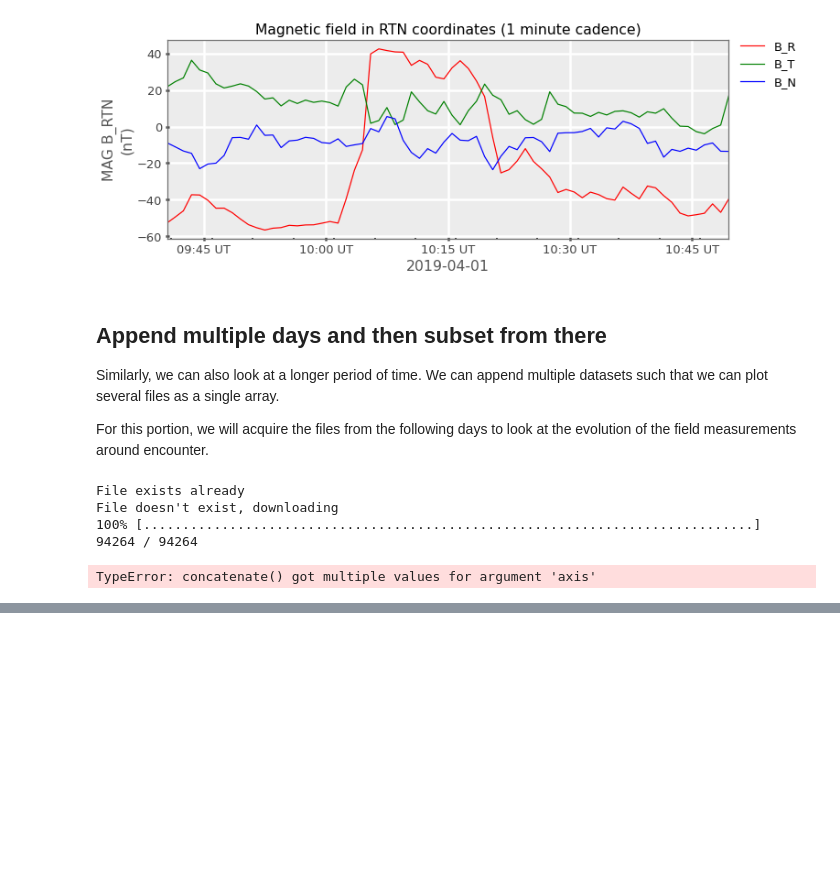
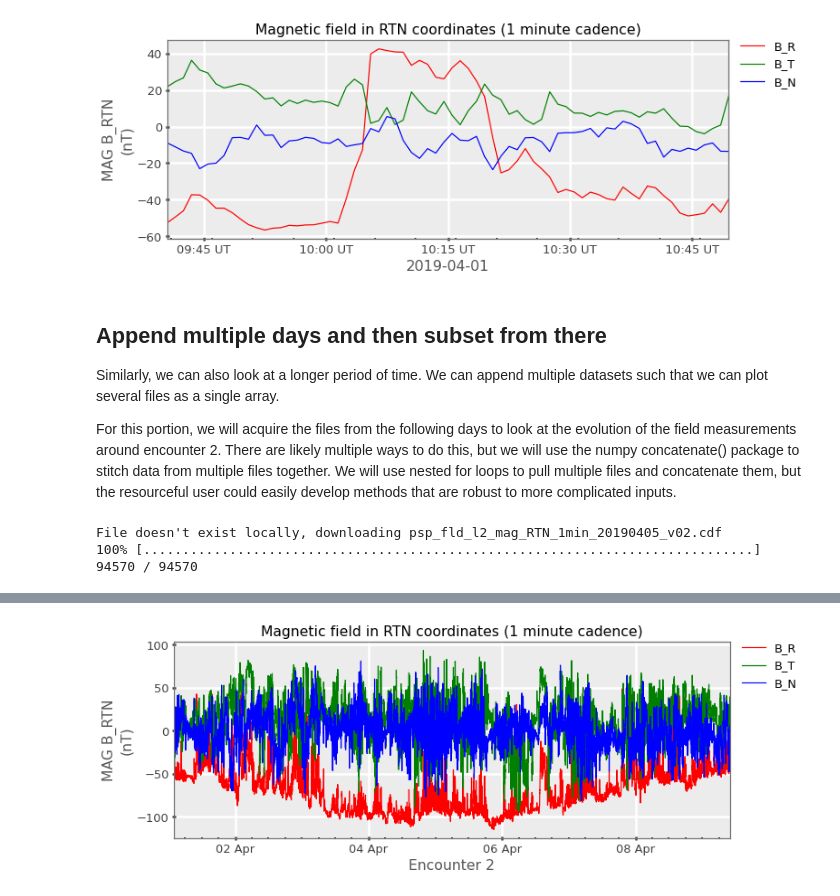
Before and after one commit to kpaulson/PSPGatewayHelp, a Jupyter notebook: JupyterNotebook_Tutorials/General/CDF_howTo/CDF_howTo.ipynb, the cells around one changed output, grey strips where cells are left out. Drawn from its saved outputs; the diff is of its cells as text; code cells hidden in the pictures; blank space fills up the shorter version.

```diff
--- a/JupyterNotebook_Tutorials/General/CDF_howTo/CDF_howTo.ipynb
+++ b/JupyterNotebook_Tutorials/General/CDF_howTo/CDF_howTo.ipynb
@@ -257,14 +256,14 @@ stopIndex: 650
 
 Similarly, we can also look at a longer period of time. We can append multiple datasets such that we can plot several files as a single array.
 
-For this portion, we will acquire the files from the following days to look at the evolution of the field measurements around encounter.
+For this portion, we will acquire the files from the following days to look at the evolution of the field measurements around encounter 2. There are likely multiple ways to do this, but we will use the numpy concatenate() package to stitch data from multiple files together. We will use nested for loops to pull multiple files and concatenate them, but the resourceful user could easily develop methods that are robust to more complicated inputs.
 # %%
 import numpy as np
 
 # Now for multiple files from that month
 years = ['2019']
 months = ['04']
-days = ['01','02','03','04','05','06','07']
+days = ['01','02','03','04','05','06','07','08','09','10']
 
 firstTime = True
 for year in years:
@@ -276,20 +275,41 @@ for year in years:
             remoteFilename = f'psp_fld_l2_mag_RTN_1min_{year}{month}{day}_v02.cdf'
 
             if os.path.isfile(remoteFilename):
-                print ("File exists already")
+                #print ("File exists already")
                 magRTN_file = remoteFilename
             else:
-                print ("File doesn't exist, downloading")
+                print (f"File not found locally, downloading {remoteFilename}")
                 magRTN_file = wget.download(remoteDirectory + remoteFilename)
 
             cdf_magRTN = pycdf.CDF(magRTN_file)
             if firstTime==True:
                 mag_RTN_1min = cdf_magRTN['psp_fld_l2_mag_RTN_1min']
+                epoch        = cdf_magRTN[cdf_magRTN['psp_fld_l2_mag_RTN_1min'].attrs['DEPEND_0']]
                 firstTime = False
             elif firstTime==False:
-                mag_RTN_1min = np.concatenate(mag_RTN_1min, cdf_magRTN['psp_fld_l2_mag_RTN_1min'], axis=0)
+                mag_RTN_1min = np.concatenate((mag_RTN_1min, cdf_magRTN['psp_fld_l2_mag_RTN_1min']),     axis=0)
+                epoch        = np.concatenate((epoch,        cdf_magRTN[cdf_magRTN['psp_fld_l2_mag_RTN_1min'].attrs['DEPEND_0']]),axis=0)
 # %% [output]
-File exists already
-File doesn't exist, downloading
-100% [..............................................................................] 94264 / 94264
+File doesn't exist locally, downloading psp_fld_l2_mag_RTN_1min_20190405_v02.cdf
+100% [..............................................................................] 94570 / 94570
-TypeError: concatenate() got multiple values for argument 'axis'
+# %%
+start = datetime.datetime(2019, 4, 1, 2, 0)
+stop  = datetime.datetime(2019, 4, 9, 10, 0)
+print('start of time period:',start)
+print('end of time period:',stop)
+
+startIndex = bisect.bisect_left(epoch, start)
+stopIndex  = bisect.bisect_left(epoch, stop)
+
+# Create the plot canvas (fig) and subplot (ax) then plot the data within this subplot
+fig, ax = splot.plt.subplots()
+fig.set_size_inches(11,4)
+ax.plot(epoch[startIndex:stopIndex], mag_RTN_1min[startIndex:stopIndex], '-')
+
+# Change the time ticks to be more legible and add lables/legend:
+splot.applySmartTimeTicks(ax, epoch[startIndex:stopIndex], dolimit=True, dolabel=False)
+ax.set_ylabel(f'{mag_RTN_Label}\n({mag_RTN_Units})')
+ax.set_xlabel('Encounter 2')
+ax.set_title(mag_RTN_Title)
+ax.legend(['B_R', 'B_T', 'B_N'], loc='upper right', bbox_to_anchor=(1.14, 1.05));
+# %% [output]
@@ -295,0 +318 @@ TypeError: concatenate() got multiple values for argument 'axis'
+[figure, added]
```
Also changed, not shown: parts of 4 cells of this notebook.
